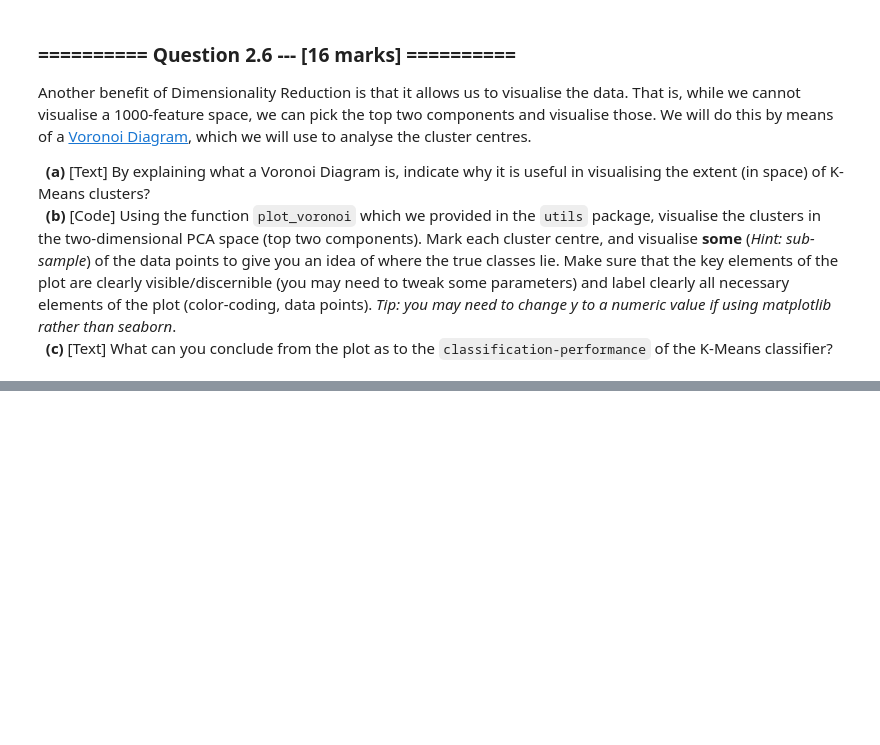
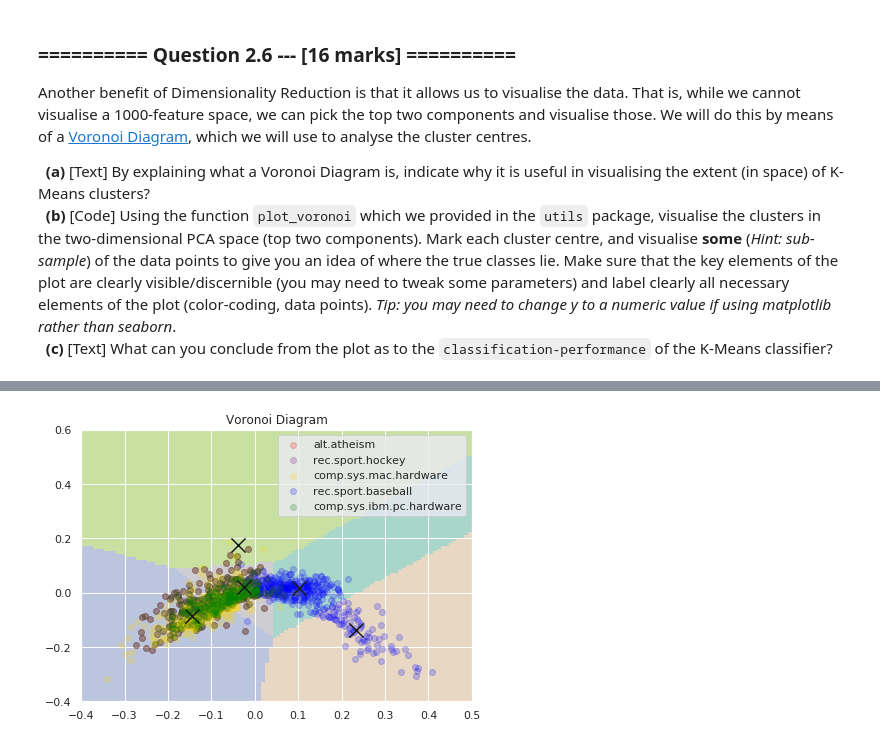
Before and after one commit to ZeroSum24/IAML2018, a Jupyter notebook: Assignments/04_A_KMeans.ipynb, the cells around one changed output, grey strips where cells are left out. Saved outputs shown, nothing was run; the diff lists cells and outputs as text; code cells hidden in the pictures; blank space fills up the shorter version.

```diff
--- a/Assignments/04_A_KMeans.ipynb
+++ b/Assignments/04_A_KMeans.ipynb
@@ -301,0 +476,67 @@ Another benefit of Dimensionality Reduction is that it allows us to visualise th
+# %%
+#(b) # Your Code goes here:
+
+# Plotting Voronoi method taken from the mentioned utils package
+def plot_voronoi(predictor, _range, sampling=100, clr_map='Set1'):
+    # Sort out the Parameters
+    x_min, x_max, y_min, y_max = _range
+    if hasattr(sampling, '__len__'):
+        assert len(sampling) == 2, 'sampling must be of size 2 or a scalar'
+        step_x = (x_max - x_min)/sampling[0]
+        step_y = (y_max - y_min)/sampling[1]
+    else:
+        step_x = (x_max - x_min) / sampling
+        step_y = (y_max - y_min) / sampling
+
+    # Create Mesh and Predict on it
+    xx, yy = np.meshgrid(np.arange(x_min, x_max, step_x), np.arange(y_min, y_max, step_y))
+    zz = predictor.predict(np.c_[xx.ravel(), yy.ravel()]).reshape(xx.shape)
+
+    # Create Color Map
+    _N = zz.max() - zz.min() + 1
+    cmap = plt.get_cmap(clr_map, _N)
+
+    # Plot
+    return plt.imshow(zz, interpolation='nearest', extent=_range, aspect='auto', origin='lower',
+                      alpha=.5, cmap=cmap, vmin=-0.5, vmax=_N-0.5)
+
+# Fitting a transformed X with 2 pca companants
+X_PCA_two = PCA(n_components=2, random_state=1000).fit_transform(X)
+
+# Calculating the kmc with the best ari
+kmc_two_pca = KMeans(n_clusters=5, random_state=1000)
+kmc_two_pca.fit(X_PCA, y)
+
+
+# storing the cluster centers
+clust_centers = kmc_two_pca.cluster_centers_
+
+# category values
+colours = ['red', 'purple', 'gold', 'blue', 'green']
+nums = [0, 1, 2, 3, 4]
+labels = ['alt.atheism', 'rec.sport.hockey',
+          'comp.sys.mac.hardware', 'rec.sport.baseball', 'comp.sys.ibm.pc.hardware']
+
+# Plotting the voronoi diagram
+plt.figure(figsize=(7,5))
+plot_voronoi(kmc_two_pca, [-0.4, 0.5, -0.4, 0.6], clr_map='Set2')
+
+# plotting the values in each category
+for cat_num in range(5):
+
+    cat = np.array((y[:] == y[nums[cat_num]])*1).reshape(-1,1)*X_PCA_two
+    cat = cat[~np.all(cat== 0, axis=1)]
+
+    plt.scatter(cat[1:400, 0],cat[1:400, 1], alpha=0.2, color=colours[cat_num], label=labels[cat_num])
+
+# plotting the cluster centers on the graph
+plt.scatter(clust_centers[:, 0], clust_centers[:, 1], marker='x', s=200, color = 'k')
+
+# displaying the title and legend
+plt.title("Voronoi Diagram")
+plt.legend()
+
+# plotting the graph
+plt.show()
+# %% [output]
+[figure, added]
```
Also changed, not shown: parts of 36 cells of this notebook.
